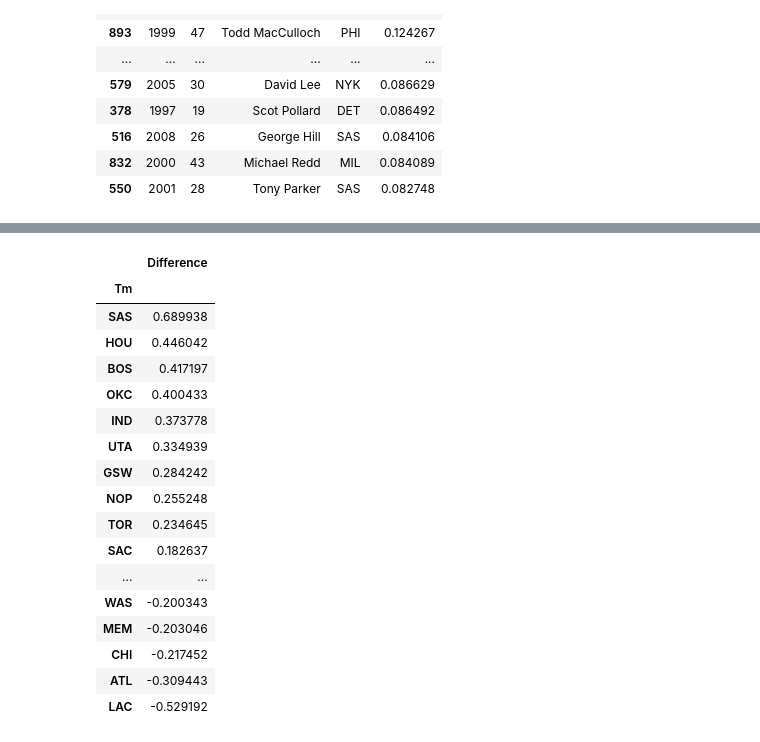
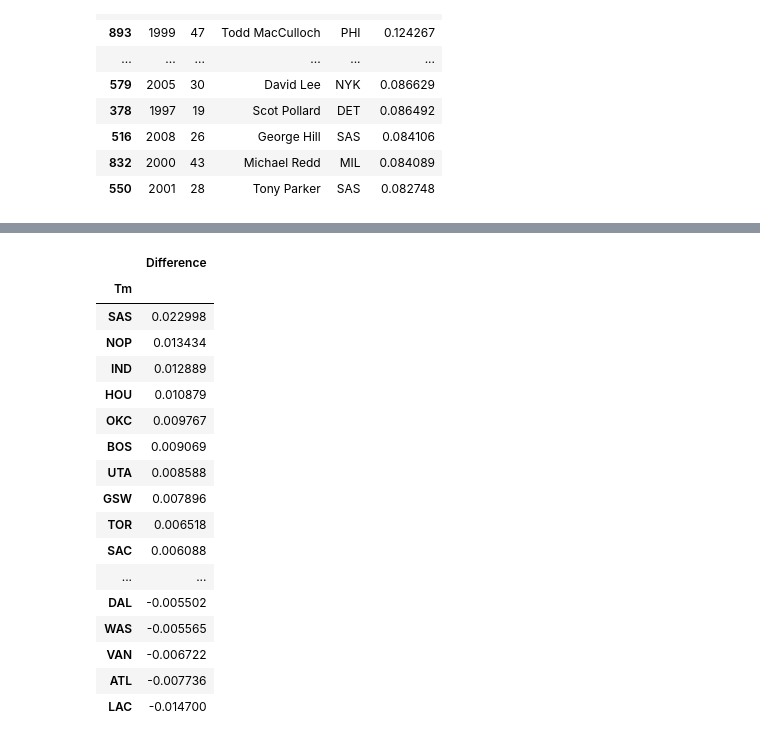
Before and after one commit to mattignal/NBADraftTeamComparison, a Jupyter notebook: PickValue.ipynb, the cells around one changed output, grey strips where cells are left out. Drawn from its saved outputs; the diff is of its cells as text; code cells hidden in the pictures.

```diff
--- a/PickValue.ipynb
+++ b/PickValue.ipynb
@@ -131,6 +131,6 @@ df.sort('Difference', ascending=False)[['Year', 'Pk', 'Player', 'Tm', 'Differenc
 | 550 | 2001 | 28 | Tony Parker | SAS | 0.082748 |
 # %%
 # Bottom 50
-df.sort('Difference', ascending=False)[['Year', 'Pk', 'Player', 'Tm', 'Difference']].tail(50)
+df.sort('Difference', ascending=False)[['Year', 'Pk', 'Player', 'Tm', 'Difference']].tail()
 # %% [output]
 |  | Year | Pk | Player | Tm | Difference |
@@ -152,25 +141,25 @@ df.sort('Difference', ascending=False)[['Year', 'Pk', 'Player', 'Tm', 'Differenc
 | 916 | 2011 | 49 | Josh Selby | MEM | -0.145357 |
 # %%
 # Add up for each team since 1996
-df_TM = df.groupby('Tm').sum()
+df_TM = df.groupby('Tm').mean()
 df_TM = df_TM.sort('Difference', ascending=False)[['Difference']]
 df_TM
 # %% [output]
 |  | Difference |
 | Tm |  |
-| SAS | 0.689938 |
-| HOU | 0.446042 |
-| BOS | 0.417197 |
-| OKC | 0.400433 |
-| IND | 0.373778 |
-| UTA | 0.334939 |
-| GSW | 0.284242 |
-| NOP | 0.255248 |
-| TOR | 0.234645 |
-| SAC | 0.182637 |
+| SAS | 0.022998 |
+| NOP | 0.013434 |
+| IND | 0.012889 |
+| HOU | 0.010879 |
+| OKC | 0.009767 |
+| BOS | 0.009069 |
+| UTA | 0.008588 |
+| GSW | 0.007896 |
+| TOR | 0.006518 |
+| SAC | 0.006088 |
 | ... | ... |
-| WAS | -0.200343 |
-| MEM | -0.203046 |
-| CHI | -0.217452 |
-| ATL | -0.309443 |
-| LAC | -0.529192 |
+| DAL | -0.005502 |
+| WAS | -0.005565 |
+| VAN | -0.006722 |
+| ATL | -0.007736 |
+| LAC | -0.014700 |
```
Also changed, not shown: parts of 2 cells of this notebook, 1 other file.
